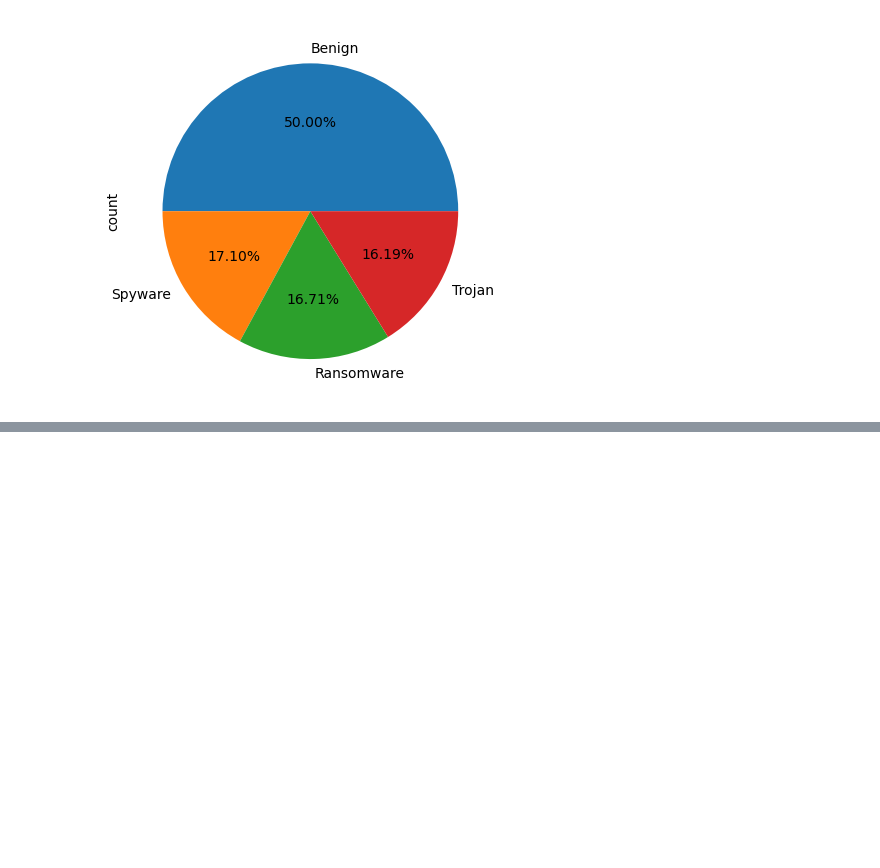
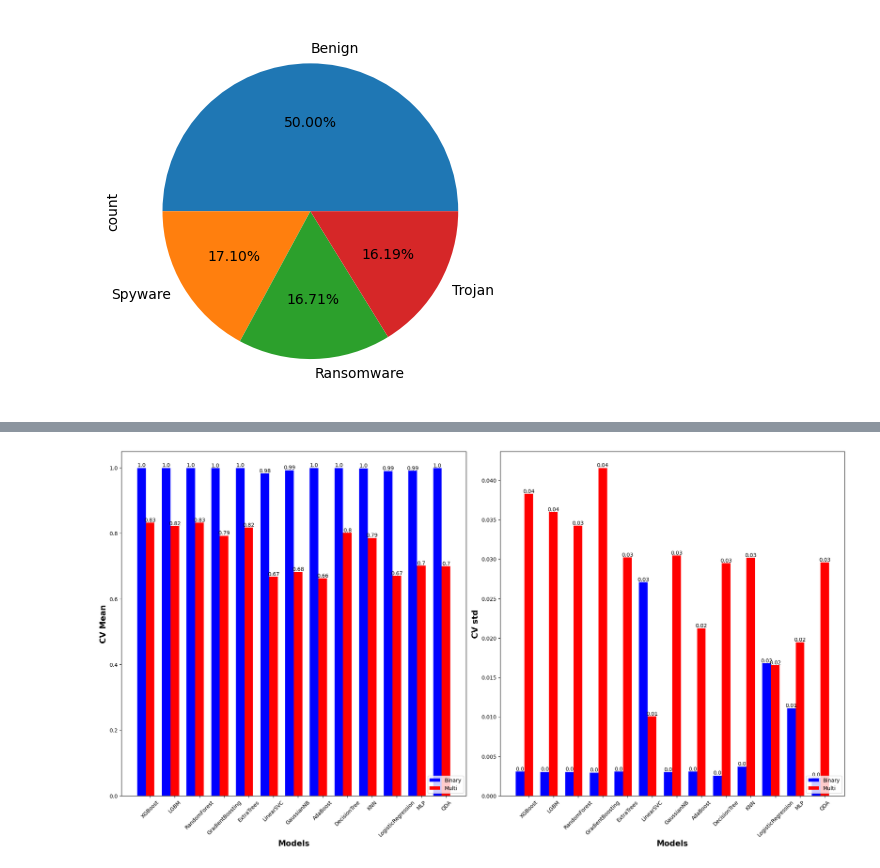
Before and after one commit to KlausKingsman/ML-Final, a Jupyter notebook: report.ipynb, the cells around one changed output, grey strips where cells are left out. Saved outputs shown, nothing was run; the diff lists cells and outputs as text; code cells hidden in the pictures; blank space fills up the shorter version.

Commit message:
added cv graph

```diff
--- a/report.ipynb
+++ b/report.ipynb
@@ -415,0 +497,13 @@ plt.show()
+# %%
+
+cols = ["Models", "CV Mean", "CV std", "Task"]
+score_cv_cat = pd.DataFrame(columns=cols)
+for clf_name, clf in classifiers:
+    score = cross_val_score(clf, X, y_cat, cv=10,n_jobs=-1)
+    new_row = pd.DataFrame({
+        "Models" : [clf_name],
+        "CV Mean": [score.mean()],
+        "CV std" : [score.std()],
+        "Task" : ["Multi"]
+    })
+    score_cv_cat = pd.concat([score_cv_cat, new_row], ignore_index=True)
@@ -415,0 +562,26 @@ plt.show()
+# %%
+metrics = ['CV Mean', 'CV std']
+plt.figure(figsize=(20, 20))
+barwidth = 0.35
+for i, tup in enumerate(metrics):
+    plt.subplot(2, 2, i+1)
+    b1_bin = np.arange(len(score_cv_bin['Models']))
+    b1_multi = [x + barwidth for x in b1_bin]
+    bars_bin = plt.bar(b1_bin, score_cv_bin[metrics[i]], color='blue', width=barwidth, label=np.unique(score_cv_bin['Task'])[0])
+    bars_multi = plt.bar(b1_multi, score_cv_cat[metrics[i]], color='red', width=barwidth, label=np.unique(score_cv_cat['Task'])[0])
+    plt.xlabel('Models', fontweight ='bold', fontsize = 15)
+    plt.ylabel(metrics[i], fontweight ='bold', fontsize = 15)
+    plt.xticks([r + barwidth for r in range(len(score_cv_bin['Models']))], labels=score_cv_bin['Models'].tolist())
+    plt.xticks(rotation=45)
+    plt.legend(loc='lower right', bbox_to_anchor=(1.0, 0.0))
+    for bar in bars_bin:
+        yval = bar.get_height()
+        plt.text(bar.get_x() + bar.get_width()/2, yval, round(yval, 2), va='bottom', ha='center')
+    for bar in bars_multi:
+        yval = bar.get_height()
+        plt.text(bar.get_x() + bar.get_width()/2, yval, round(yval, 2), va='bottom', ha='center')
+
+plt.tight_layout()
+plt.show()
+# %% [output]
+[figure, added]
```
Also changed, not shown: parts of 18 cells of this notebook, 2 other files.
